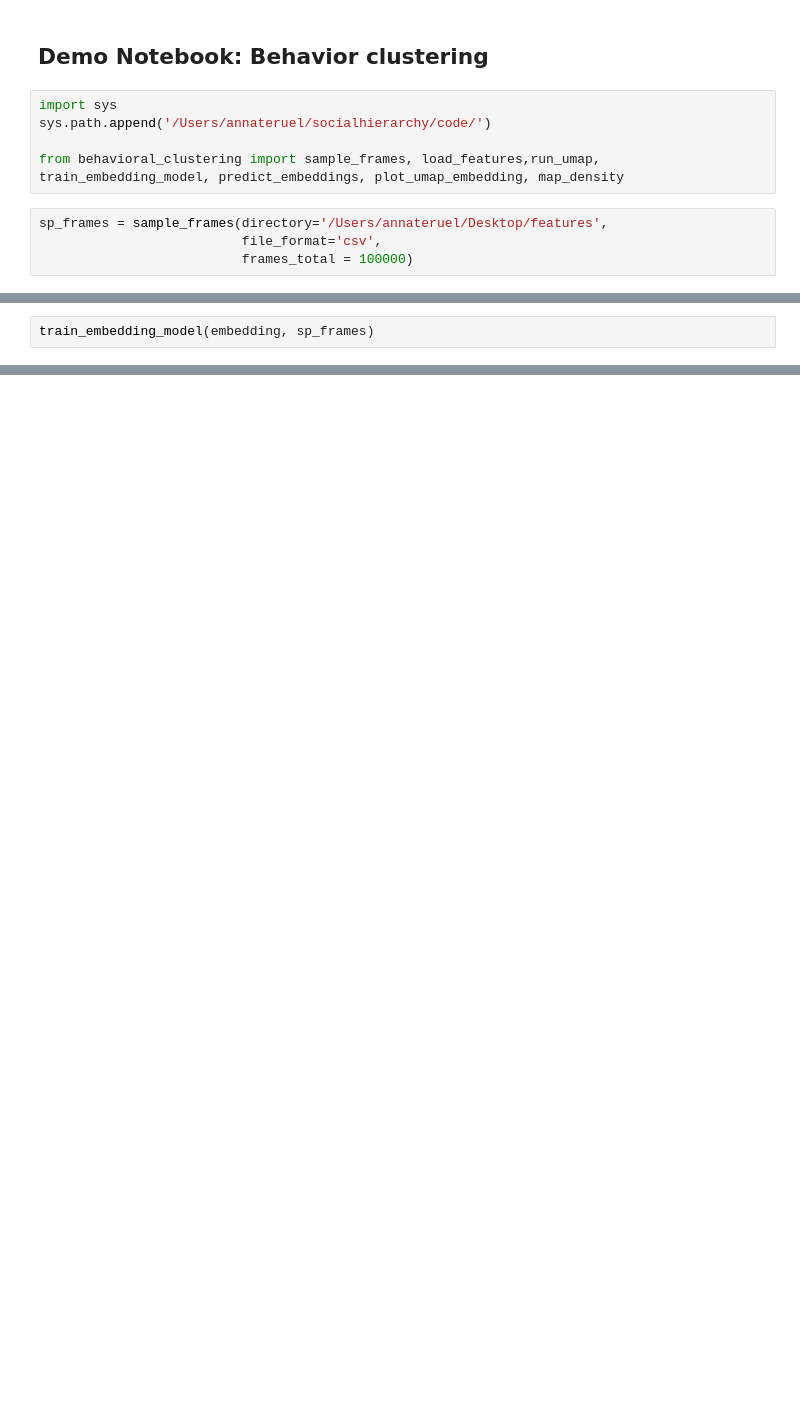
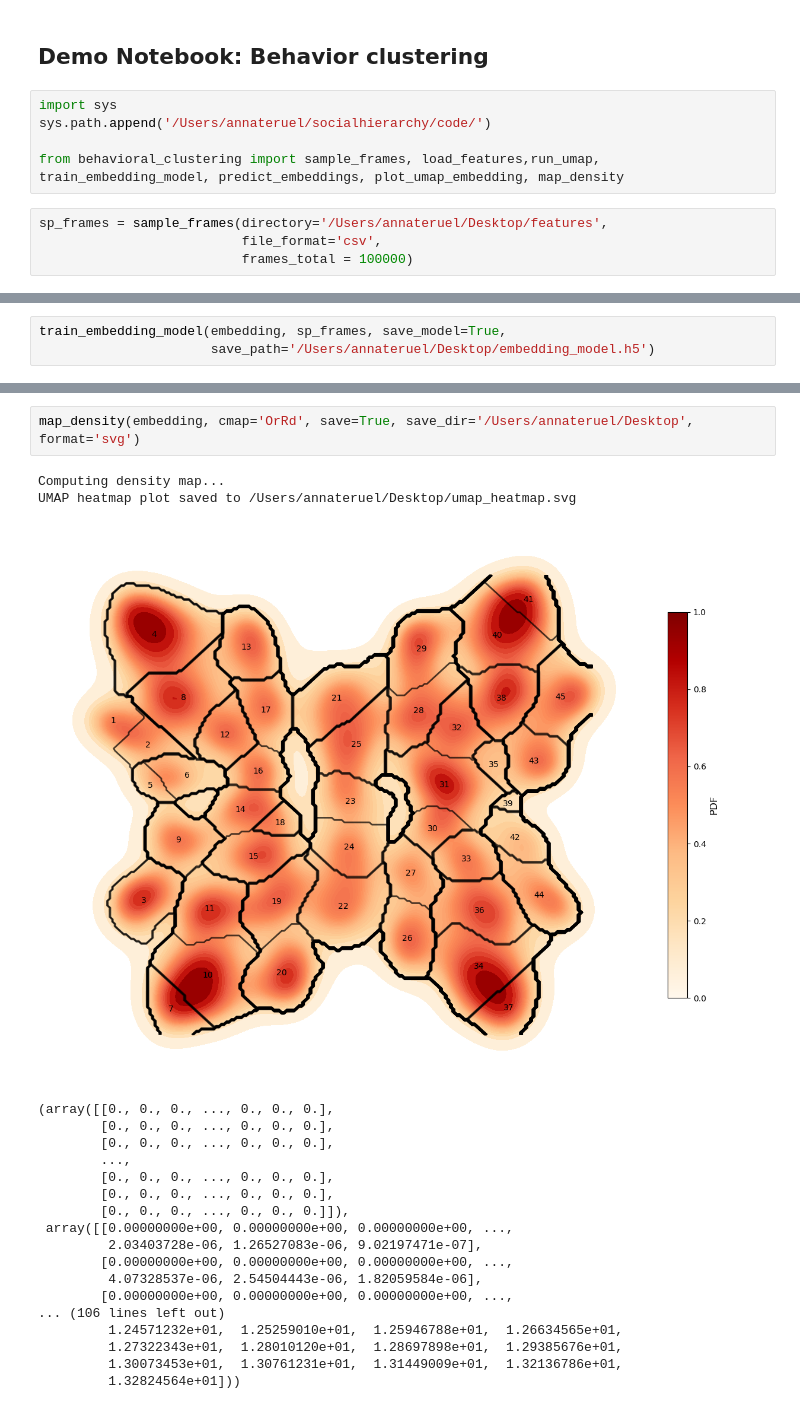
Before and after one commit to anna-teruel/socialhierarchy, a Jupyter notebook: demos/demo_behavioral_clustering.ipynb, the cells around one changed output, grey strips where cells are left out. Drawn from its saved outputs; the diff is of its cells as text; blank space fills up the shorter version.

```diff
--- a/demos/demo_behavioral_clustering.ipynb
+++ b/demos/demo_behavioral_clustering.ipynb
@@ -17,3 +17,4 @@ UMAP completed in 118.47 seconds.
 UMAP embedding shape: (99840, 2)
 # %%
-train_embedding_model(embedding, sp_frames)
+train_embedding_model(embedding, sp_frames, save_model=True,
+                      save_path='/Users/annateruel/Desktop/embedding_model.h5')
@@ -28,0 +147,23 @@ plot_umap_embedding(embedding)
+# %%
+map_density(embedding, cmap='OrRd', save=True, save_dir='/Users/annateruel/Desktop', format='svg')
+# %% [output]
+Computing density map...
+UMAP heatmap plot saved to /Users/annateruel/Desktop/umap_heatmap.svg
+[figure, added]
+(array([[0., 0., 0., ..., 0., 0., 0.],
+        [0., 0., 0., ..., 0., 0., 0.],
+        [0., 0., 0., ..., 0., 0., 0.],
+        ...,
+        [0., 0., 0., ..., 0., 0., 0.],
+        [0., 0., 0., ..., 0., 0., 0.],
+        [0., 0., 0., ..., 0., 0., 0.]]),
+ array([[0.00000000e+00, 0.00000000e+00, 0.00000000e+00, ...,
+         2.03403728e-06, 1.26527083e-06, 9.02197471e-07],
+        [0.00000000e+00, 0.00000000e+00, 0.00000000e+00, ...,
+         4.07328537e-06, 2.54504443e-06, 1.82059584e-06],
+        [0.00000000e+00, 0.00000000e+00, 0.00000000e+00, ...,
+... (106 lines left out)
+         1.24571232e+01,  1.25259010e+01,  1.25946788e+01,  1.26634565e+01,
+         1.27322343e+01,  1.28010120e+01,  1.28697898e+01,  1.29385676e+01,
+         1.30073453e+01,  1.30761231e+01,  1.31449009e+01,  1.32136786e+01,
+         1.32824564e+01]))
```
Also changed, not shown: parts of 4 cells of this notebook, 3 other files.
